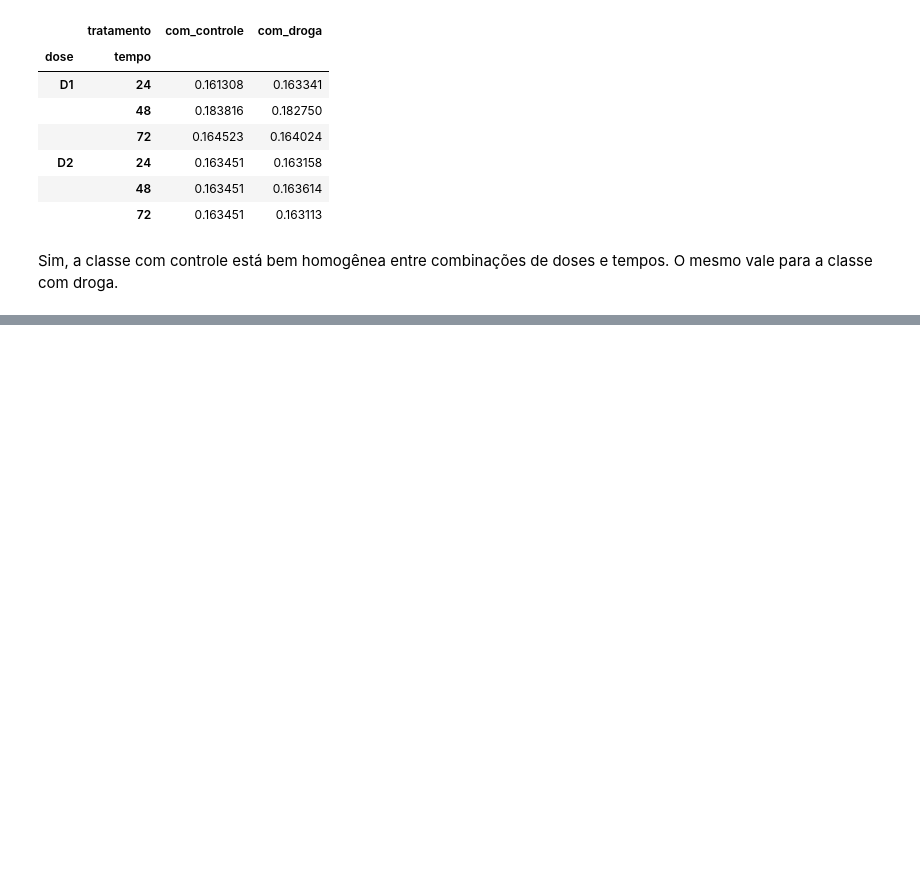
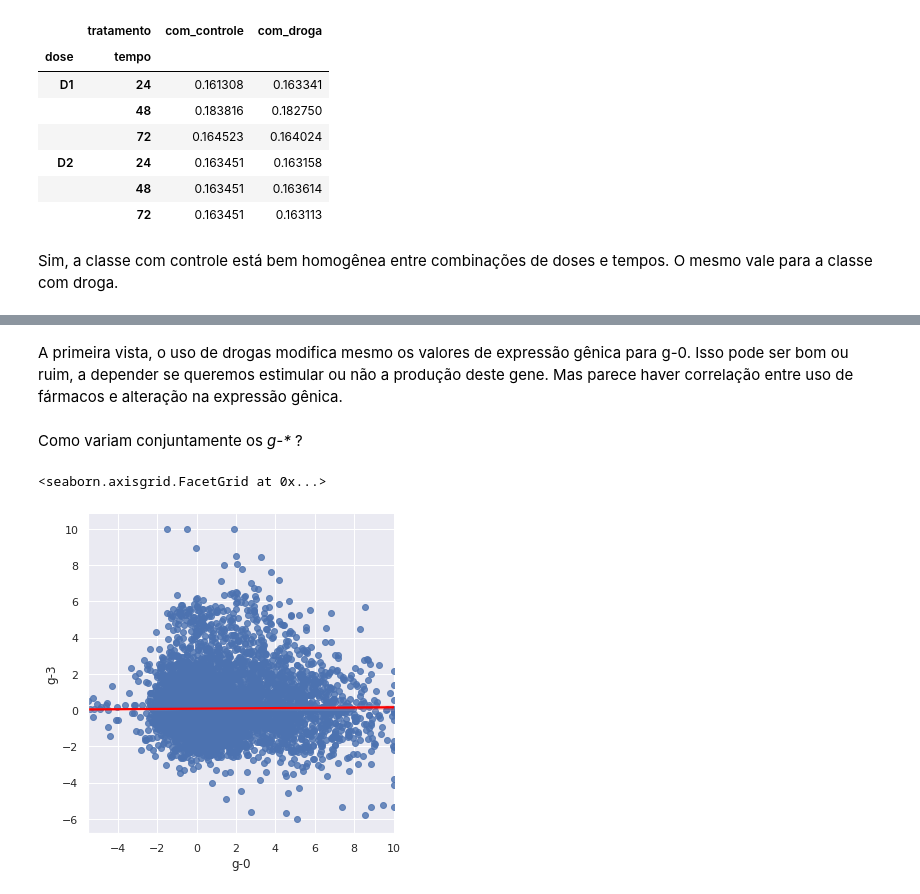
Before and after one commit to llrt/alura-imersaodados3, a Jupyter notebook: alura_imersaodados3.ipynb, the cells around one changed output, grey strips where cells are left out. Cells and saved outputs as stored; diff of their text form; code cells hidden in the pictures; blank space fills up the shorter version.

```diff
--- a/alura_imersaodados3.ipynb
+++ b/alura_imersaodados3.ipynb
@@ -450,0 +450,9 @@ Sim, a classe com controle está bem homogênea entre combinações de doses e t
+# %% [markdown]
+A primeira vista, o uso de drogas modifica mesmo os valores de expressão gênica para g-0. Isso pode ser bom ou ruim, a depender se queremos estimular ou não a produção deste gene. Mas parece haver correlação entre uso de fármacos e alteração na expressão gênica.
+# %% [markdown]
+Como variam conjuntamente os _g-*_ ?
+# %%
+sns.lmplot(data=dados, x='g-0', y='g-3', line_kws={"color":"red"})
+# %% [output]
+<seaborn.axisgrid.FacetGrid at 0x...>
+[figure, added]
```
Also changed, not shown: parts of 12 cells of this notebook.
